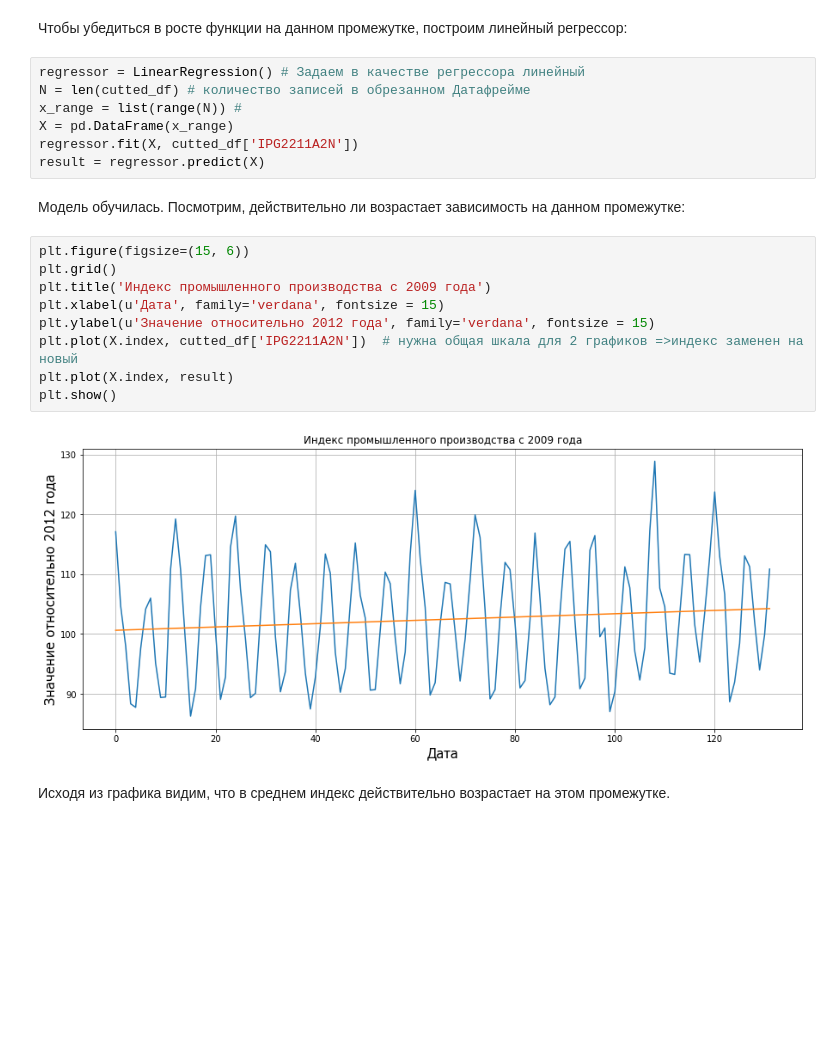
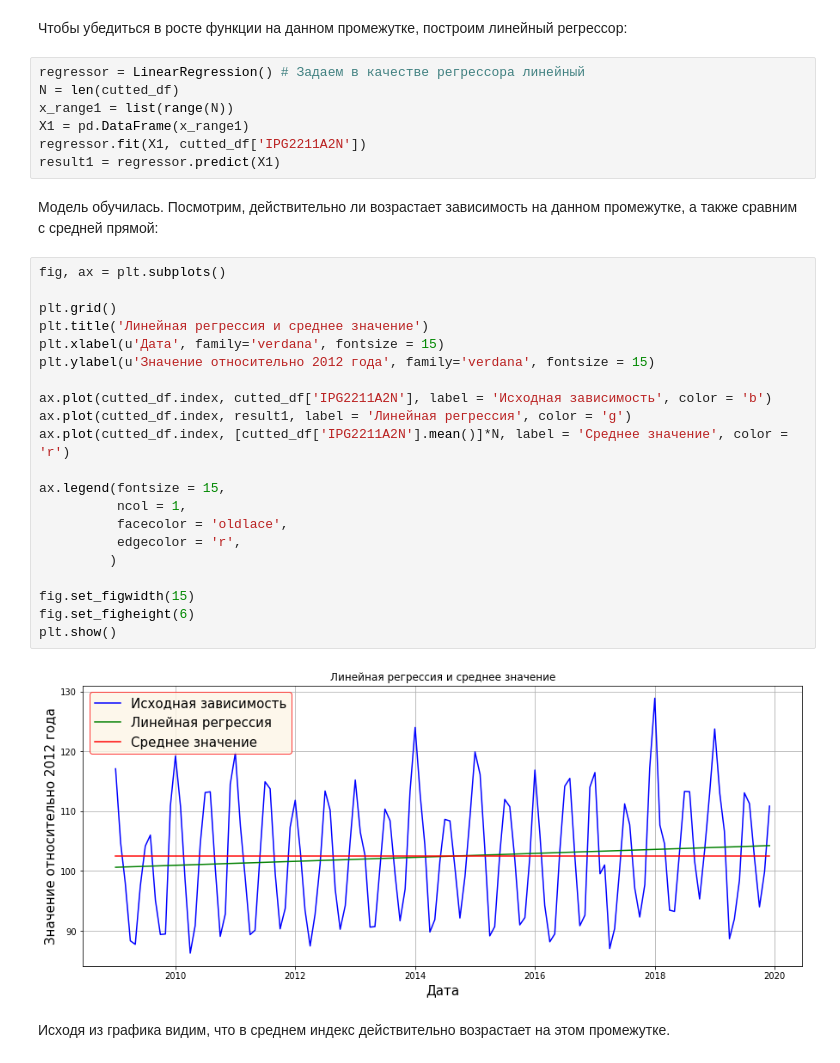
Before and after one commit to glll4d/Skillbox28052020, a Jupyter notebook: HW2/HW2.ipynb, the cells around one changed output. Cells and saved outputs as stored; diff of their text form; blank space fills up the shorter version.

```diff
--- a/HW2/HW2.ipynb
+++ b/HW2/HW2.ipynb
@@ -95,23 +95,35 @@ plt.show()
 Чтобы убедиться в росте функции на данном промежутке, построим линейный регрессор:
 # %%
 regressor = LinearRegression() # Задаем в качестве регрессора линейный
-N = len(cutted_df) # количество записей в обрезанном Датафрейме
-x_range = list(range(N)) #
-X = pd.DataFrame(x_range)
-regressor.fit(X, cutted_df['IPG2211A2N'])
-result = regressor.predict(X)
+N = len(cutted_df)
+x_range1 = list(range(N))
+X1 = pd.DataFrame(x_range1)
+regressor.fit(X1, cutted_df['IPG2211A2N'])
+result1 = regressor.predict(X1)
 # %% [markdown]
-Модель обучилась. Посмотрим, действительно ли возрастает зависимость на данном промежутке:
+Модель обучилась. Посмотрим, действительно ли возрастает зависимость на данном промежутке, а также сравним с средней прямой:
-# %%
-plt.figure(figsize=(15, 6))
-plt.grid()
-plt.title('Индекс промышленного производства с 2009 года')
-plt.xlabel(u'Дата', family='verdana', fontsize = 15)
-plt.ylabel(u'Значение относительно 2012 года', family='verdana', fontsize = 15)
-plt.plot(X.index, cutted_df['IPG2211A2N'])  # нужна общая шкала для 2 графиков =>индекс заменен на новый
-plt.plot(X.index, result)
-plt.show()
-# %% [output]
-[figure, removed]
+# %%
+fig, ax = plt.subplots()
+
+plt.grid()
+plt.title('Линейная регрессия и среднее значение')
+plt.xlabel(u'Дата', family='verdana', fontsize = 15)
+plt.ylabel(u'Значение относительно 2012 года', family='verdana', fontsize = 15)
+
+ax.plot(cutted_df.index, cutted_df['IPG2211A2N'], label = 'Исходная зависимость', color = 'b')
+ax.plot(cutted_df.index, result1, label = 'Линейная регрессия', color = 'g')
+ax.plot(cutted_df.index, [cutted_df['IPG2211A2N'].mean()]*N, label = 'Среднее значение', color = 'r')
+
+ax.legend(fontsize = 15,
+          ncol = 1,
+          facecolor = 'oldlace',
+          edgecolor = 'r',
+         )
+
+fig.set_figwidth(15)
+fig.set_figheight(6)
+plt.show()
+# %% [output]
+[figure, added]
 # %% [markdown]
 Исходя из графика видим, что в среднем индекс действительно возрастает на этом промежутке.
```
Also changed, not shown: parts of 45 cells of this notebook.
